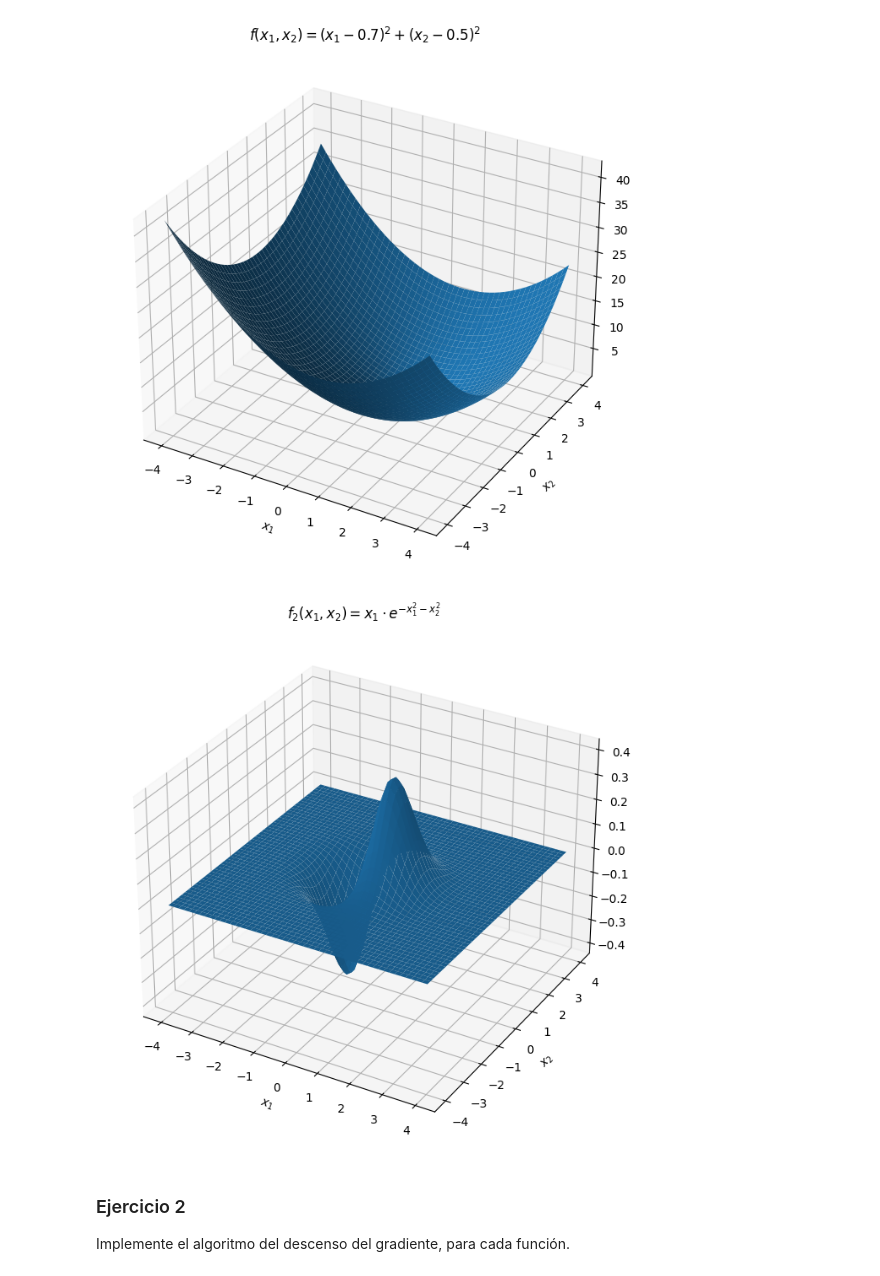
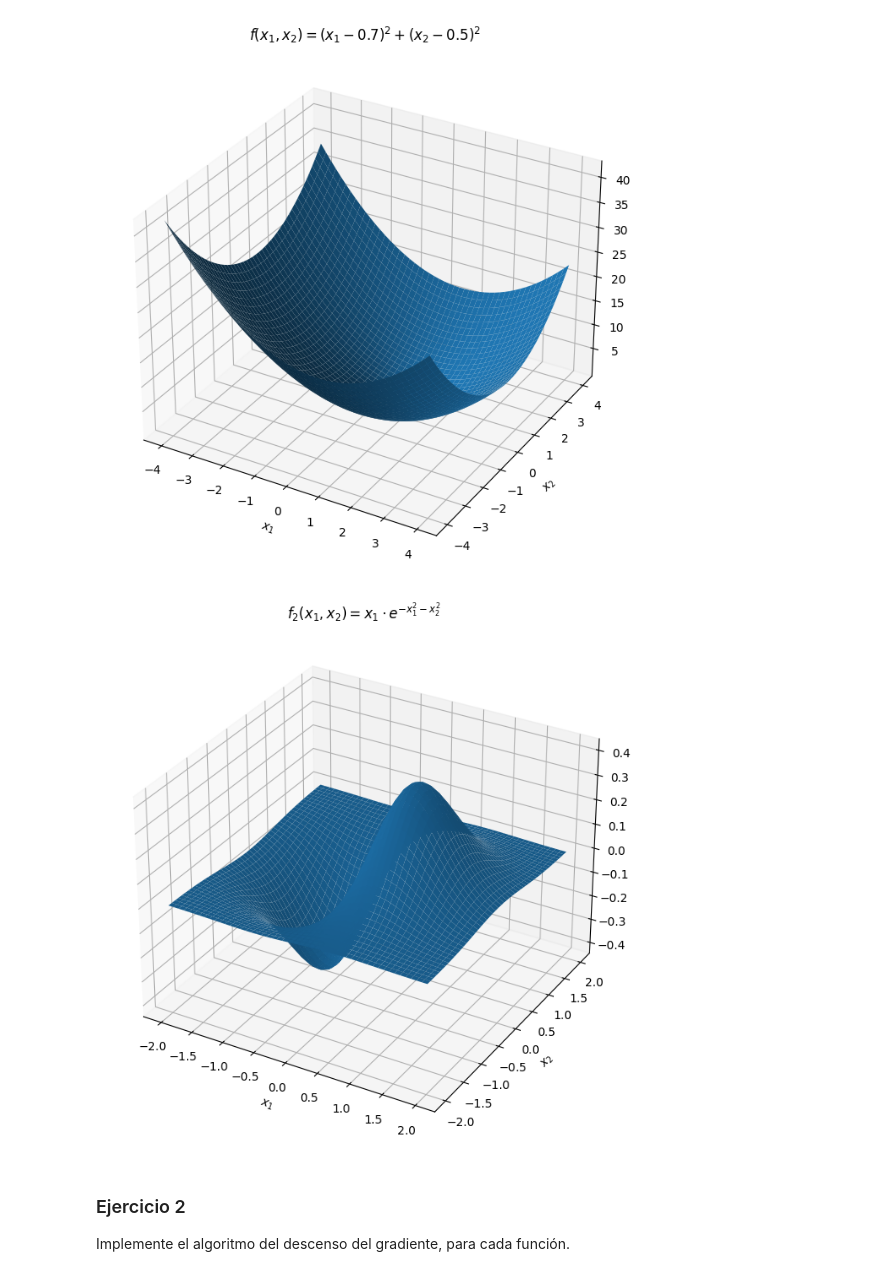
Before and after one commit to MAU143429/AI-Laboratories-IC6200, a Jupyter notebook: Lab8_GradientDescent.ipynb, the cells around one changed output. Drawn from its saved outputs; the diff is of its cells as text; code cells hidden in the pictures.

```diff
--- a/Lab8_GradientDescent.ipynb
+++ b/Lab8_GradientDescent.ipynb
@@ -38,15 +41,15 @@ plot_meshgrid(f1, x1_range, x2_range, "$f(x_1, x_2) = (x_1 - 0.7)^2 + (x_2 - 0.5
 # %% [output]
 [figure]
 # %%
-x1_range = np.linspace(-4, 4)
-x2_range = np.linspace(-4, 4)
+x1_range = np.linspace(-2, 2)
+x2_range = np.linspace(-2, 2)
 
 def f2(x1: np.ndarray, x2: np.ndarray):
   return x1 * np.exp(-x1**2 - x2**2)
 
 plot_meshgrid(f2, x1_range, x2_range, "$f_2(x_1, x_2) = x_1 \cdot e^{-x_1^2 - x_2^2}$")
 # %% [output]
-[figure, old version]
+[figure, new version]
 # %% [markdown]
 ### Ejercicio 2
 Implemente el algoritmo del descenso del gradiente, para cada función.
```
Also changed, not shown: parts of 4 cells of this notebook.
